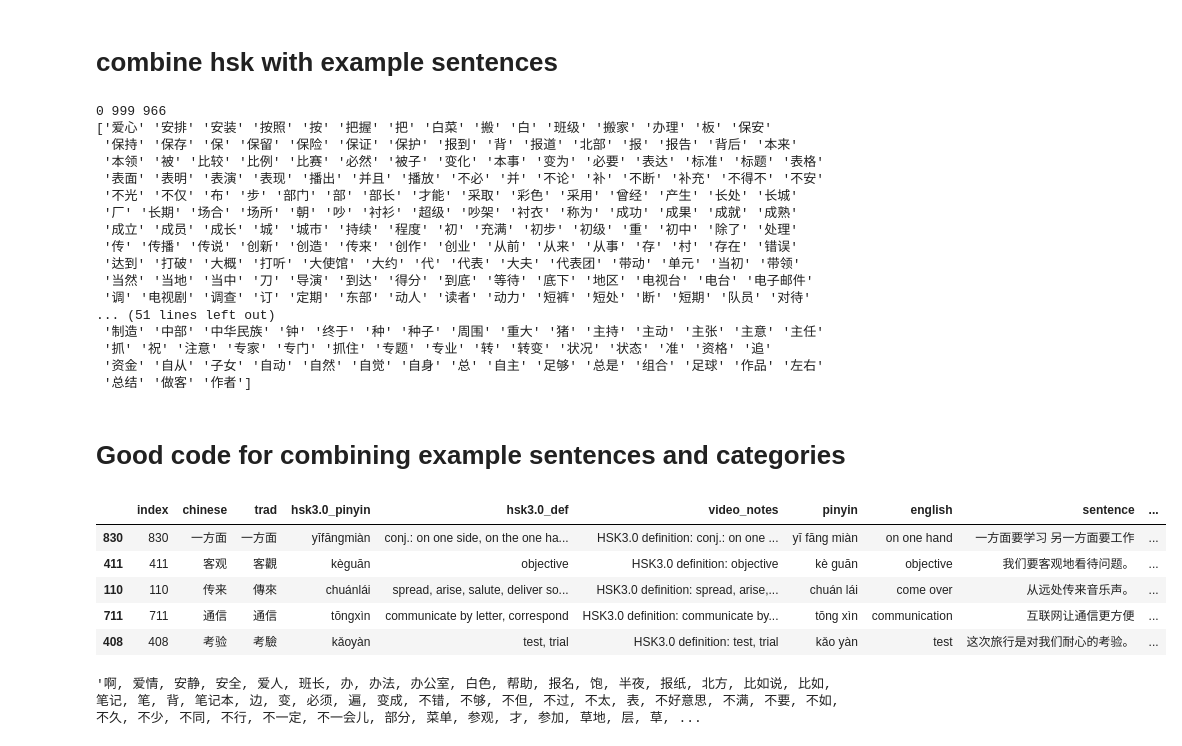
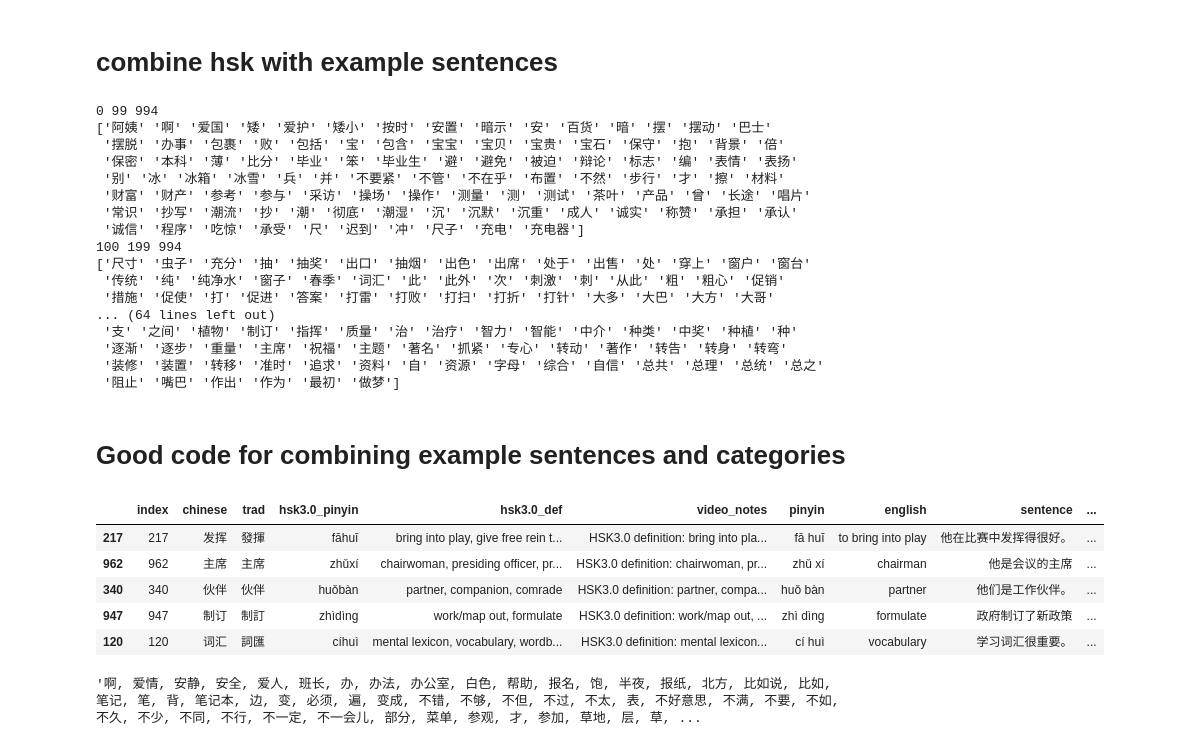
Before and after one commit to srcole/my_mandarin_database, a Jupyter notebook: sandbox.ipynb, the cells around one changed output. Drawn from its saved outputs; the diff is of its cells as text; code cells hidden in the pictures.

```diff
--- a/sandbox.ipynb
+++ b/sandbox.ipynb
@@ -67,53 +38,57 @@ df_hsk.to_csv('static/hsk/HSK3_present.csv')
 # %%
 i = 0
-chunk_size = 1000
+chunk_size = 100
 while (chunk_size*i) < len(df_hsk):
     print(chunk_size*i, chunk_size*(i+1) - 1, len(df_hsk))
     print(df_hsk['chinese'].loc[chunk_size*i:chunk_size*(i+1) - 1].values)
     i += 1
 # %% [output]
-0 999 966
-['爱心' '安排' '安装' '按照' '按' '把握' '把' '白菜' '搬' '白' '班级' '搬家' '办理' '板' '保安'
- '保持' '保存' '保' '保留' '保险' '保证' '保护' '报到' '背' '报道' '北部' '报' '报告' '背后' '本来'
- '本领' '被' '比较' '比例' '比赛' '必然' '被子' '变化' '本事' '变为' '必要' '表达' '标准' '标题' '表格'
- '表面' '表明' '表演' '表现' '播出' '并且' '播放' '不必' '并' '不论' '补' '不断' '补充' '不得不' '不安'
- '不光' '不仅' '布' '步' '部门' '部' '部长' '才能' '采取' '彩色' '采用' '曾经' '产生' '长处' '长城'
- '厂' '长期' '场合' '场所' '朝' '吵' '衬衫' '超级' '吵架' '衬衣' '称为' '成功' '成果' '成就' '成熟'
- '成立' '成员' '成长' '城' '城市' '持续' '程度' '初' '充满' '初步' '初级' '重' '初中' '除了' '处理'
- '传' '传播' '传说' '创新' '创造' '传来' '创作' '创业' '从前' '从来' '从事' '存' '村' '存在' '错误'
- '达到' '打破' '大概' '打听' '大使馆' '大约' '代' '代表' '大夫' '代表团' '带动' '单元' '当初' '带领'
- '当然' '当地' '当中' '刀' '导演' '到达' '得分' '到底' '等待' '底下' '地区' '电视台' '电台' '电子邮件'
- '调' '电视剧' '调查' '订' '定期' '东部' '动人' '读者' '动力' '短裤' '短处' '断' '短期' '队员' '对待'
-... (51 lines left out)
- '制造' '中部' '中华民族' '钟' '终于' '种' '种子' '周围' '重大' '猪' '主持' '主动' '主张' '主意' '主任'
- '抓' '祝' '注意' '专家' '专门' '抓住' '专题' '专业' '转' '转变' '状况' '状态' '准' '资格' '追'
- '资金' '自从' '子女' '自动' '自然' '自觉' '自身' '总' '自主' '足够' '总是' '组合' '足球' '作品' '左右'
- '总结' '做客' '作者']
+0 99 994
+['阿姨' '啊' '爱国' '矮' '爱护' '矮小' '按时' '安置' '暗示' '安' '百货' '暗' '摆' '摆动' '巴士'
+ '摆脱' '办事' '包裹' '败' '包括' '宝' '包含' '宝宝' '宝贝' '宝贵' '宝石' '保守' '抱' '背景' '倍'
+ '保密' '本科' '薄' '比分' '毕业' '笨' '毕业生' '避' '避免' '被迫' '辩论' '标志' '编' '表情' '表扬'
+ '别' '冰' '冰箱' '冰雪' '兵' '并' '不要紧' '不管' '不在乎' '布置' '不然' '步行' '才' '擦' '材料'
+ '财富' '财产' '参考' '参与' '采访' '操场' '操作' '测量' '测' '测试' '茶叶' '产品' '曾' '长途' '唱片'
+ '常识' '抄写' '潮流' '抄' '潮' '彻底' '潮湿' '沉' '沉默' '沉重' '成人' '诚实' '称赞' '承担' '承认'
+ '诚信' '程序' '吃惊' '承受' '尺' '迟到' '冲' '尺子' '充电' '充电器']
+100 199 994
+['尺寸' '虫子' '充分' '抽' '抽奖' '出口' '抽烟' '出色' '出席' '处于' '出售' '处' '穿上' '窗户' '窗台'
+ '传统' '纯' '纯净水' '窗子' '春季' '词汇' '此' '此外' '次' '刺激' '刺' '从此' '粗' '粗心' '促销'
+ '措施' '促使' '打' '促进' '答案' '打雷' '打败' '打扫' '打折' '打针' '大多' '大巴' '大方' '大哥'
+... (64 lines left out)
+ '支' '之间' '植物' '制订' '指挥' '质量' '治' '治疗' '智力' '智能' '中介' '种类' '中奖' '种植' '种'
+ '逐渐' '逐步' '重量' '主席' '祝福' '主题' '著名' '抓紧' '专心' '转动' '著作' '转告' '转身' '转弯'
+ '装修' '装置' '转移' '准时' '追求' '资料' '自' '资源' '字母' '综合' '自信' '总共' '总理' '总统' '总之'
+ '阻止' '嘴巴' '作出' '作为' '最初' '做梦']
 # %% [markdown]
 # Good code for combining example sentences and categories
 # %%
 # Enhance sentences with hsk3.0 info for final file
-df_hsk = pd.read_csv('static/hsk/HSK 3.tsv', delimiter='\t', header=None).rename(columns={0:'trad', 1:'chinese', 2:'hsk3.0_pinyin', 3: 'hsk3.0_def'})
+df_hsk = pd.read_csv('static/hsk/HSK 4.tsv', delimiter='\t', header=None).rename(columns={0:'trad', 1:'chinese', 2:'hsk3.0_pinyin', 3: 'hsk3.0_def'})
 df_hsk['video_notes'] = df_hsk['hsk3.0_def'].apply(lambda x: f"HSK3.0 definition: {x}")
 df_hsk =df_hsk.reset_index()
-df_hsk.to_csv('static/hsk/HSK3_present.csv')
+df_hsk['category'] = 'tmp'
+df_hsk.to_csv('static/hsk/HSK4_present.csv')
 
-dfsent = pd.read_csv('static/hsk/HSK3_sent_raw.csv')
+
+dfsent = pd.read_csv('static/hsk/HSK4_sent_raw.csv')
 dfsent = df_hsk[['index', 'chinese', 'trad', 'hsk3.0_pinyin', 'hsk3.0_def', 'video_notes']].merge(dfsent, on='chinese')
-dfsent.to_csv('static/hsk/HSK3_sent_nocat.csv', index=False)
+dfsent['category'] = 'tmp'
+dfsent.to_csv('static/hsk/HSK4_sent_nocat.csv', index=False)
+dfsent.sample(5)
 
-df_cat = pd.read_csv('static/hsk/HSK3_cat_raw.csv', index_col=False)
-df_sent_cat = dfsent.merge(df_cat, on='chinese', how='left')
-assert df_sent_cat['category'].isna().sum() == 0
-df_sent_cat.to_csv('static/hsk/HSK3_sent_cat.csv', index=False)
-df_sent_cat.sample(5)
+# df_cat = pd.read_csv('static/hsk/HSK4_cat_raw.csv', index_col=False)
+# df_sent_cat = dfsent.merge(df_cat, on='chinese', how='left')
+# assert df_sent_cat['category'].isna().sum() == 0
+# df_sent_cat.to_csv('static/hsk/HSK4_sent_cat.csv', index=False)
+# df_sent_cat.sample(5)
 # %% [output]
 |  | index | chinese | trad | hsk3.0_pinyin | hsk3.0_def | video_notes | pinyin | english | sentence | ... |
-| 830 | 830 | 一方面 | 一方面 | yīfāngmiàn | conj.: on one side, on the one ha... | HSK3.0 definition: conj.: on one ... | yī fāng miàn | on one hand | 一方面要学习 另一方面要工作 | ... |
-| 411 | 411 | 客观 | 客觀 | kèguān | objective | HSK3.0 definition: objective | kè guān | objective | 我们要客观地看待问题。 | ... |
-| 110 | 110 | 传来 | 傳來 | chuánlái | spread, arise, salute, deliver so... | HSK3.0 definition: spread, arise,... | chuán lái | come over | 从远处传来音乐声。 | ... |
-| 711 | 711 | 通信 | 通信 | tōngxìn | communicate by letter, correspond | HSK3.0 definition: communicate by... | tōng xìn | communication | 互联网让通信更方便 | ... |
-| 408 | 408 | 考验 | 考驗 | kǎoyàn | test, trial | HSK3.0 definition: test, trial | kǎo yàn | test | 这次旅行是对我们耐心的考验。 | ... |
+| 217 | 217 | 发挥 | 發揮 | fāhuī | bring into play, give free rein t... | HSK3.0 definition: bring into pla... | fā huī | to bring into play | 他在比赛中发挥得很好。 | ... |
+| 962 | 962 | 主席 | 主席 | zhǔxí | chairwoman, presiding officer, pr... | HSK3.0 definition: chairwoman, pr... | zhǔ xí | chairman | 他是会议的主席 | ... |
+| 340 | 340 | 伙伴 | 伙伴 | huǒbàn | partner, companion, comrade | HSK3.0 definition: partner, compa... | huǒ bàn | partner | 他们是工作伙伴。 | ... |
+| 947 | 947 | 制订 | 制訂 | zhìdìng | work/map out, formulate | HSK3.0 definition: work/map out, ... | zhì dìng | formulate | 政府制订了新政策 | ... |
+| 120 | 120 | 词汇 | 詞匯 | cíhuì | mental lexicon, vocabulary, wordb... | HSK3.0 definition: mental lexicon... | cí huì | vocabulary | 学习词汇很重要。 | ... |
 # %%
 # list for category
 import pandas as pd
```
Also changed, not shown: parts of 2 cells of this notebook, 2 other files.
